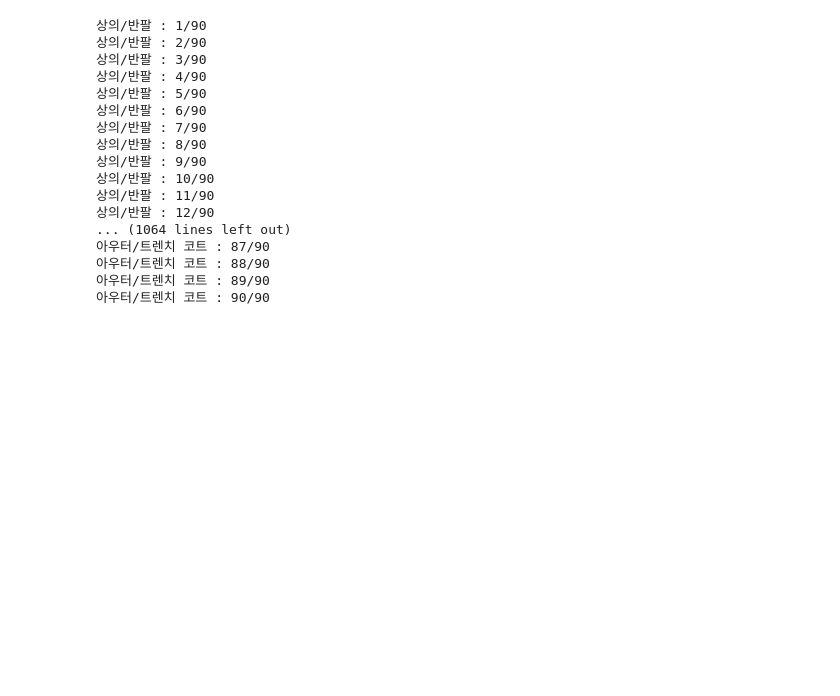
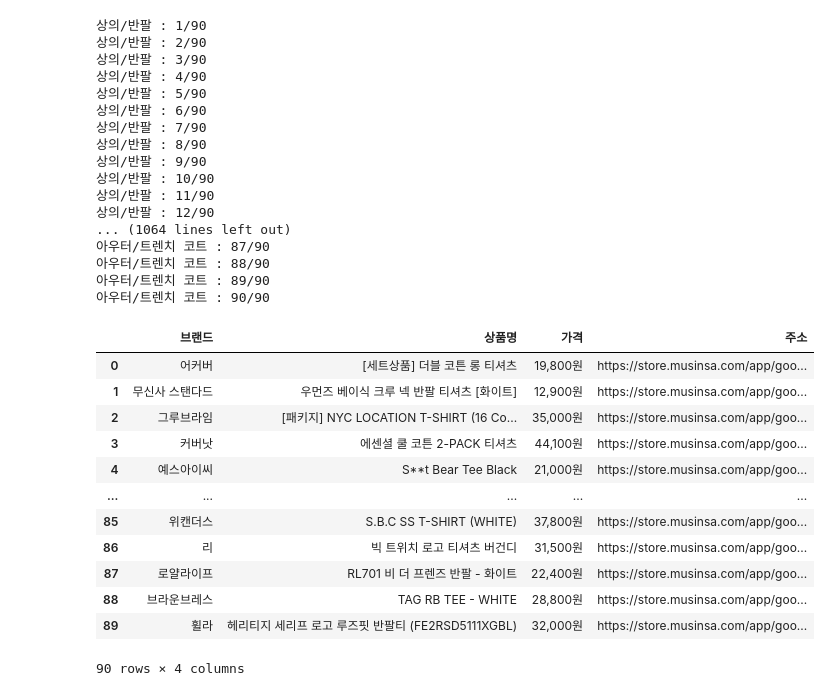
Before and after one commit to Encore16Backend/ByeBuying, a Jupyter notebook: DataCrwaling/MusinsaCrwaling.ipynb, the cells around one changed output. Drawn from its saved outputs; the diff is of its cells as text; code cells hidden in the pictures; blank space fills up the shorter version.

```diff
--- a/DataCrwaling/MusinsaCrwaling.ipynb
+++ b/DataCrwaling/MusinsaCrwaling.ipynb
@@ -204,0 +208,59 @@ for upper in categoryDict:
+# %%
+driver = webdriver.Chrome(executable_path='chromedriver.exe')
+
+url = "https://www.musinsa.com/category/001001"
+driver.get(url=url)
+time.sleep(1)
+
+button_path = '/html/body/div[2]/div[3]/div[13]/button[3]'
+button = driver.find_element_by_xpath(button_path)
+button.click()
+
+html = driver.page_source
+soup = BeautifulSoup(html, 'html.parser')
+div = soup.find('div', {'class':'list-box box'})
+item_list = div.findAll('li', {'class':'li_box'})
+
+brand = []
+name = []
+price = []
+url = []
+idx = 1
+for item in item_list:
+    b = item.findAll('p', {'class':'item_title'})
+    if len(b) == 1:
+        brand.append(b[0].get_text())
+    elif len(b) == 2:
+        brand.append(b[0].get_text())
+
+    n = item.find('a', {'class':'img-block'}).get('title')
+    name.append(n.strip())
+
+    u = item.find('a', {'class':'img-block'}).get('href')
+    url.append(u)
+
+    p = item.find('p',{'class':'price'}).get_text().split()
+    if len(p) == 1:
+        price.append(p[0])
+    elif len(p) == 2:
+        price.append(p[1])
+
+    idx += 1
+
+data = {'브랜드':brand, '상품명':name, '가격':price, '주소':url}
+df = pd.DataFrame(data)
+df
+# %% [output]
+|  | 브랜드 | 상품명 | 가격 | 주소 |
+| 0 | 어커버 | [세트상품] 더블 코튼 롱 티셔츠 | 19,800원 | https://store.musinsa.com/app/goo... |
+| 1 | 무신사 스탠다드 | 우먼즈 베이식 크루 넥 반팔 티셔츠 [화이트] | 12,900원 | https://store.musinsa.com/app/goo... |
+| 2 | 그루브라임 | [패키지] NYC LOCATION T-SHIRT (16 Co... | 35,000원 | https://store.musinsa.com/app/goo... |
+| 3 | 커버낫 | 에센셜 쿨 코튼 2-PACK 티셔츠 | 44,100원 | https://store.musinsa.com/app/goo... |
+| 4 | 예스아이씨 | S**t Bear Tee Black | 21,000원 | https://store.musinsa.com/app/goo... |
+| ... | ... | ... | ... | ... |
+| 85 | 위캔더스 | S.B.C SS T-SHIRT (WHITE) | 37,800원 | https://store.musinsa.com/app/goo... |
+| 86 | 리 | 빅 트위치 로고 티셔츠 버건디 | 31,500원 | https://store.musinsa.com/app/goo... |
+| 87 | 로얄라이프 | RL701 비 더 프렌즈 반팔 - 화이트 | 22,400원 | https://store.musinsa.com/app/goo... |
+| 88 | 브라운브레스 | TAG RB TEE - WHITE | 28,800원 | https://store.musinsa.com/app/goo... |
+| 89 | 휠라 | 헤리티지 세리프 로고 루즈핏 반팔티 (FE2RSD5111XGBL) | 32,000원 | https://store.musinsa.com/app/goo... |
+90 rows × 4 columns
```
Also changed, not shown: parts of 2 cells of this notebook, 2 other files.
